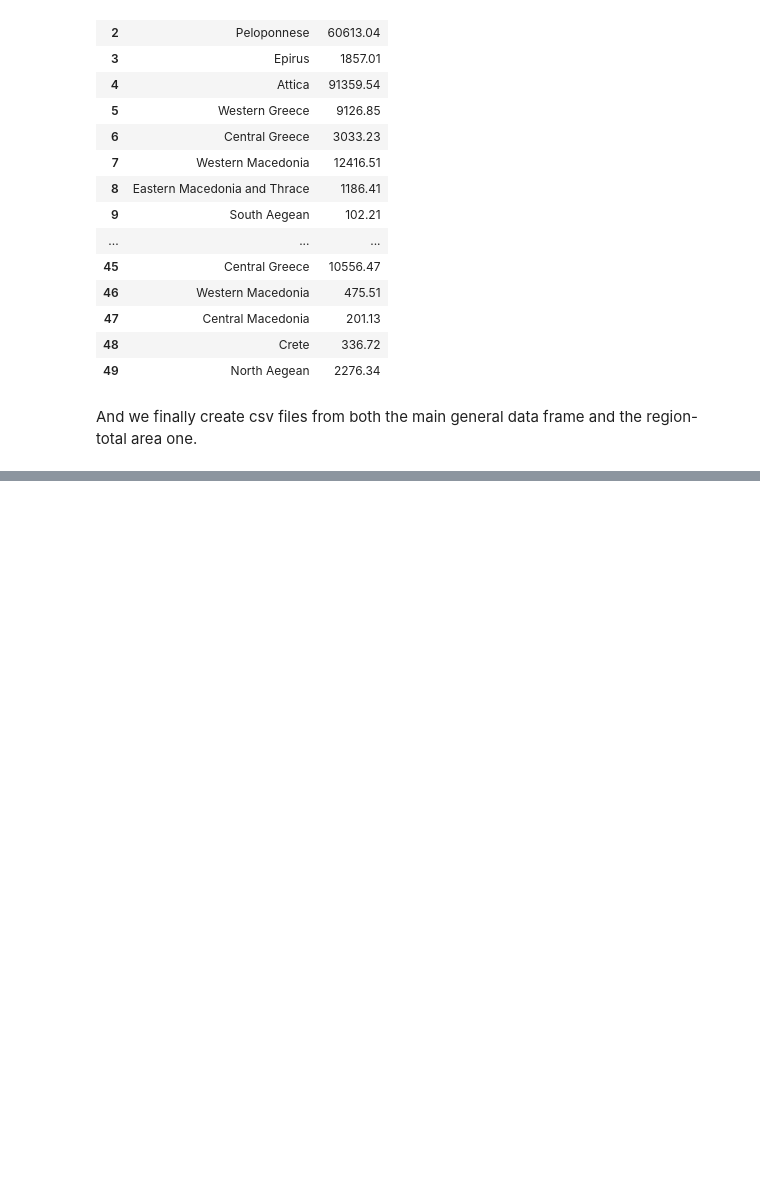
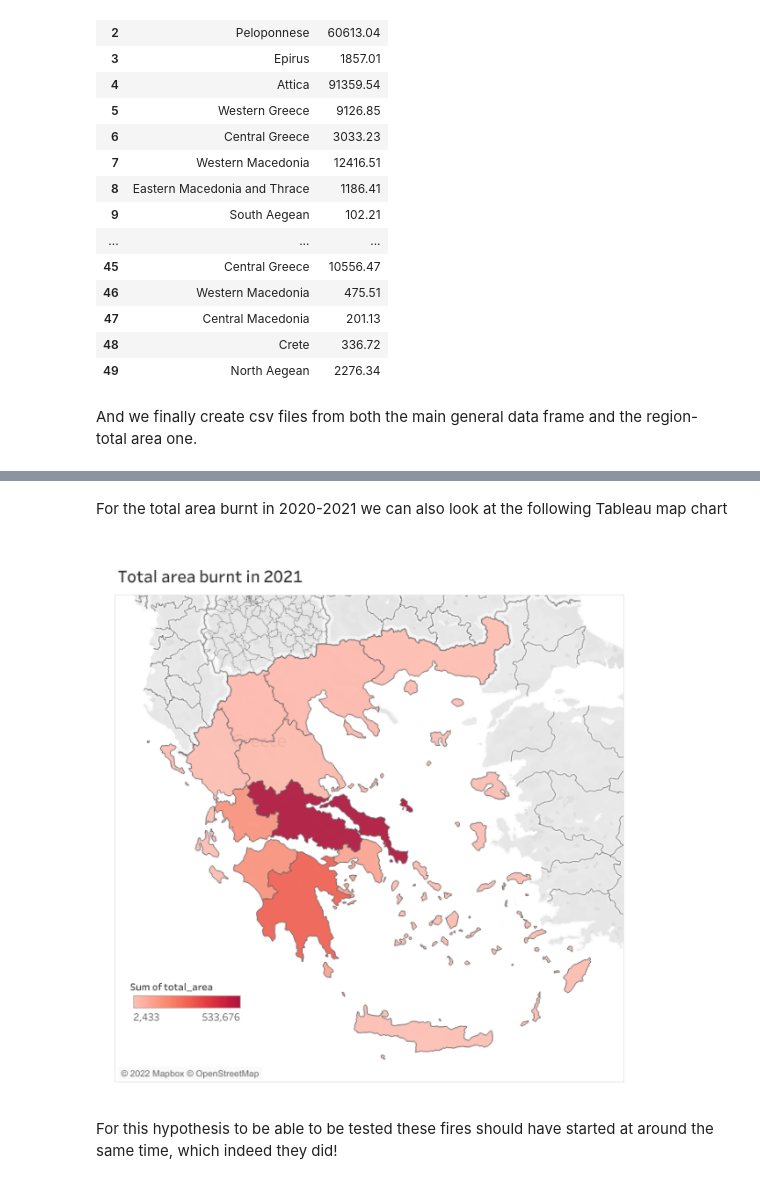
Before and after one commit to michailangelospierratos/Fires_in_Greece, a Jupyter notebook: Project - Fires in Greece 2022.ipynb, the cells around one changed output, grey strips where cells are left out. Cells and saved outputs as stored; diff of their text form; code cells hidden in the pictures; blank space fills up the shorter version.

```diff
--- a/Project - Fires in Greece 2022.ipynb
+++ b/Project - Fires in Greece 2022.ipynb
@@ -1045,0 +887,13 @@ fire_tableau.to_csv('FIRE.csv',index=False)
+# %% [markdown]
+For the total area burnt in 2020-2021 we can also look at the following Tableau map chart
+# %%
+img_tableau_1 = Image.open('Total_area_per_region_2021.png.png')
+
+plt.figure(figsize=(12,8))
+plt.imshow(img_tableau_1)
+plt.axis('off')
+plt.show()
+# %% [output]
+[figure, added]
+# %% [markdown]
+For this hypothesis to be able to be tested these fires should have started at around the same time, which indeed they did!
```
Also changed, not shown: parts of 103 cells of this notebook.
